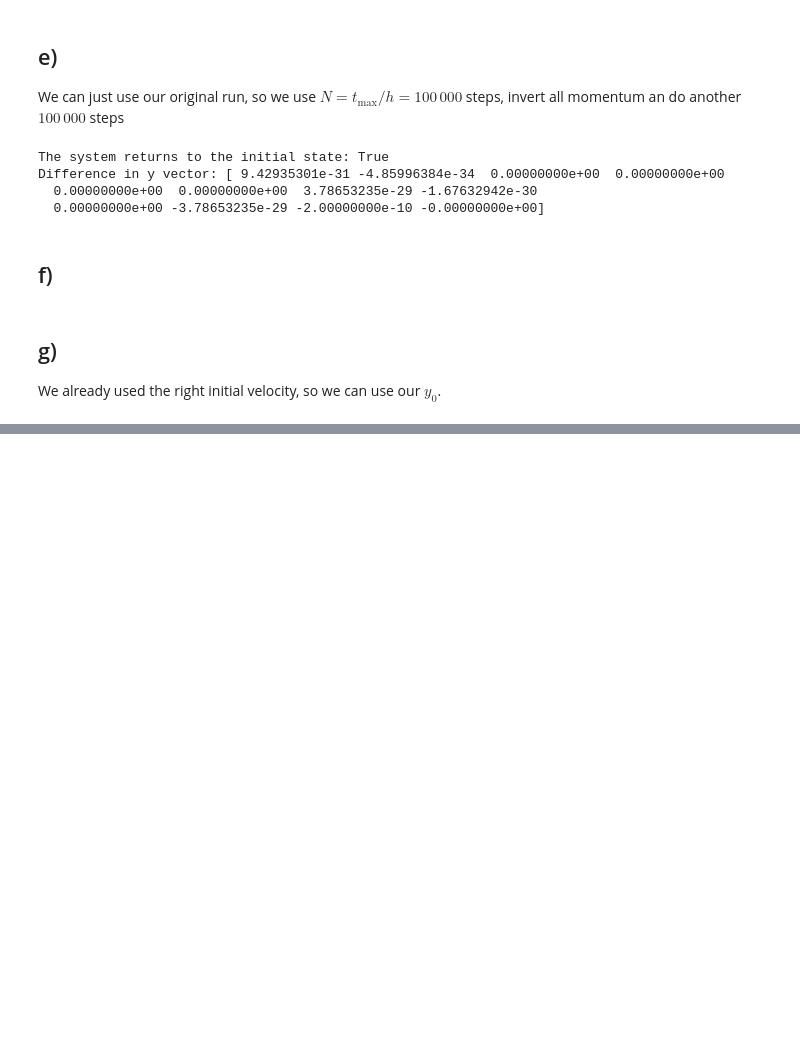
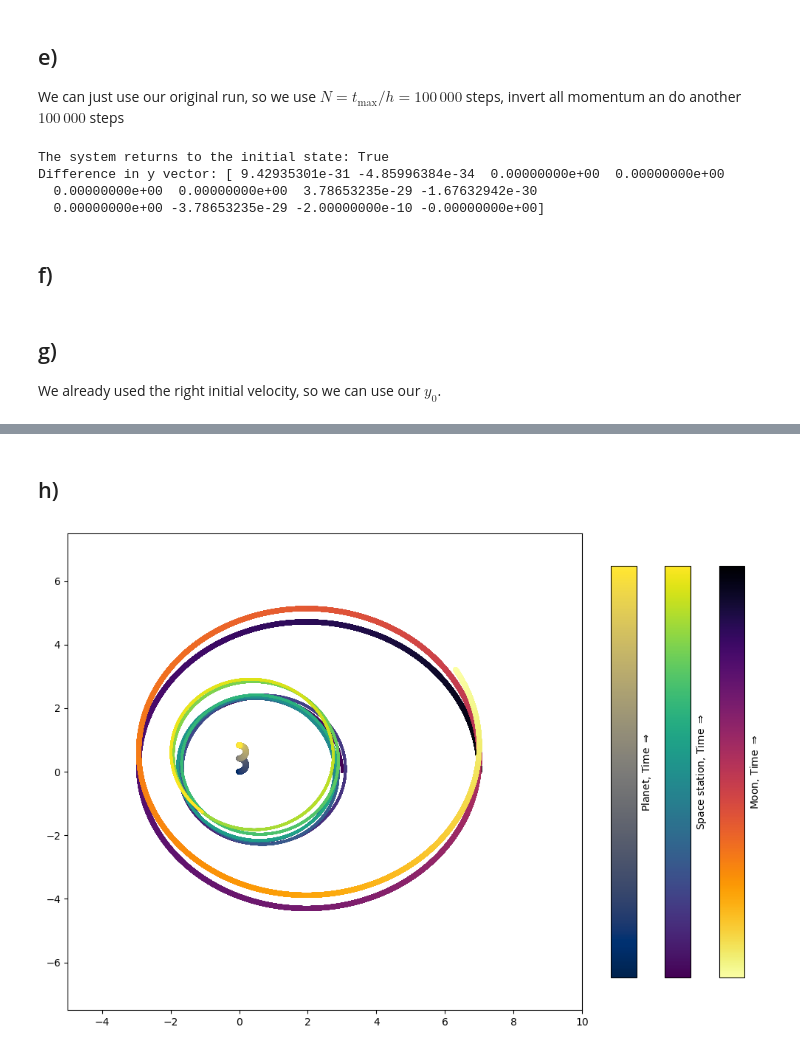
Before and after one commit to FSchierok/compPhys, a Jupyter notebook: Sheet03/A1.ipynb, the cells around one changed output, grey strips where cells are left out. Cells and saved outputs as stored; diff of their text form; code cells hidden in the pictures; blank space fills up the shorter version.

```diff
--- a/Sheet03/A1.ipynb
+++ b/Sheet03/A1.ipynb
@@ -292,0 +295,2 @@ Text(0.5, 1.0, 'With friction')
+# %% [markdown]
+## h)
@@ -292,0 +319,70 @@ Text(0.5, 1.0, 'With friction')
+# %%
+# Setting up the initial conditions
+m_moon = 0.02
+r0_moon = np.array([7, 0, 0])
+p0_moon = np.array([0, 0.3, 0]) * m_moon
+
+
+r0_RS = np.array([3, 0, 0])
+p0_RS = np.array([0, 0.5, 0]) * m_RS
+
+y_moon = np.concatenate((r0_Planet, r0_RS, r0_moon, p0_Planet, p0_RS, p0_moon))
+
+system = rungeKutta4(
+    moonWrap, y_moon, t0=T0, h=H, t_max=150, m1=m_Planet, m2=m_RS, m3=m_moon
+)
+run4 = [(t, y) for (t, y) in system]
+time, trajectory = zip(*run4)  # Unpacks the tuples of states into two lists
+time = np.array(time)
+trajectory = np.array(trajectory)
+
+# Create the figure and the subplots for a quiete complex plot
+fig, ax = plt.subplots(
+    1, 4, figsize=(10, 7), gridspec_kw={"width_ratios": [1, 0.05, 0.05, 0.05]}
+)
+
+time_scaled = time / time[-1]
+inferno = plt.get_cmap("inferno")
+cividis = plt.get_cmap("cividis")
+viridis = plt.get_cmap("viridis")
+c_moon = inferno(time_scaled)
+c_planet = cividis(time_scaled)
+c_rs = viridis(time_scaled)
+
+
+# Create the scatter plots in the first subplot
+ax[0].scatter(trajectory[:, 0], trajectory[:, 1], s=20, c=c_planet)
+ax[0].scatter(trajectory[:, 3], trajectory[:, 4], s=2, c=c_rs)
+ax[0].scatter(trajectory[:, 6], trajectory[:, 7], s=15, c=c_moon)
+ax[0].set_xlim(-5, 10)
+ax[0].set_ylim(-7.5, 7.5)
+
+# Create a dummy image for each colorbar
+img_planet = plt.imshow(np.array([[-8, 8]]), cmap=cividis)
+img_rs = plt.imshow(np.array([[-8, 8]]), cmap=viridis)
+img_moon = plt.imshow(np.array([[-8, 8]]), cmap=inferno)
+#
+# Hide the dummy images
+img_planet.set_visible(False)
+img_rs.set_visible(False)
+img_moon.set_visible(False)
+
+# Set the aspect ratio of the axes that the colorbars are drawn in
+ax[1].set_aspect(1)
+ax[2].set_aspect(1)
+ax[3].set_aspect(1)
+
+# Create the colorbars in the remaining subplots
+cbar1 = fig.colorbar(img_planet, cax=ax[1])
+cbar1.set_label("Planet, Time $\Rightarrow$")
+cbar1.set_ticks([])
+cbar2 = fig.colorbar(img_rs, cax=ax[2])
+cbar2.set_label("Space station, Time $\Rightarrow$")
+cbar2.set_ticks([])
+cbar3 = fig.colorbar(img_moon, cax=ax[3])
+cbar3.set_label("Moon, Time $\Rightarrow$")
+cbar3.set_ticks([])
+
+plt.tight_layout()
+# %% [output]
+[figure, added]
```
Also changed, not shown: parts of 6 cells of this notebook.
